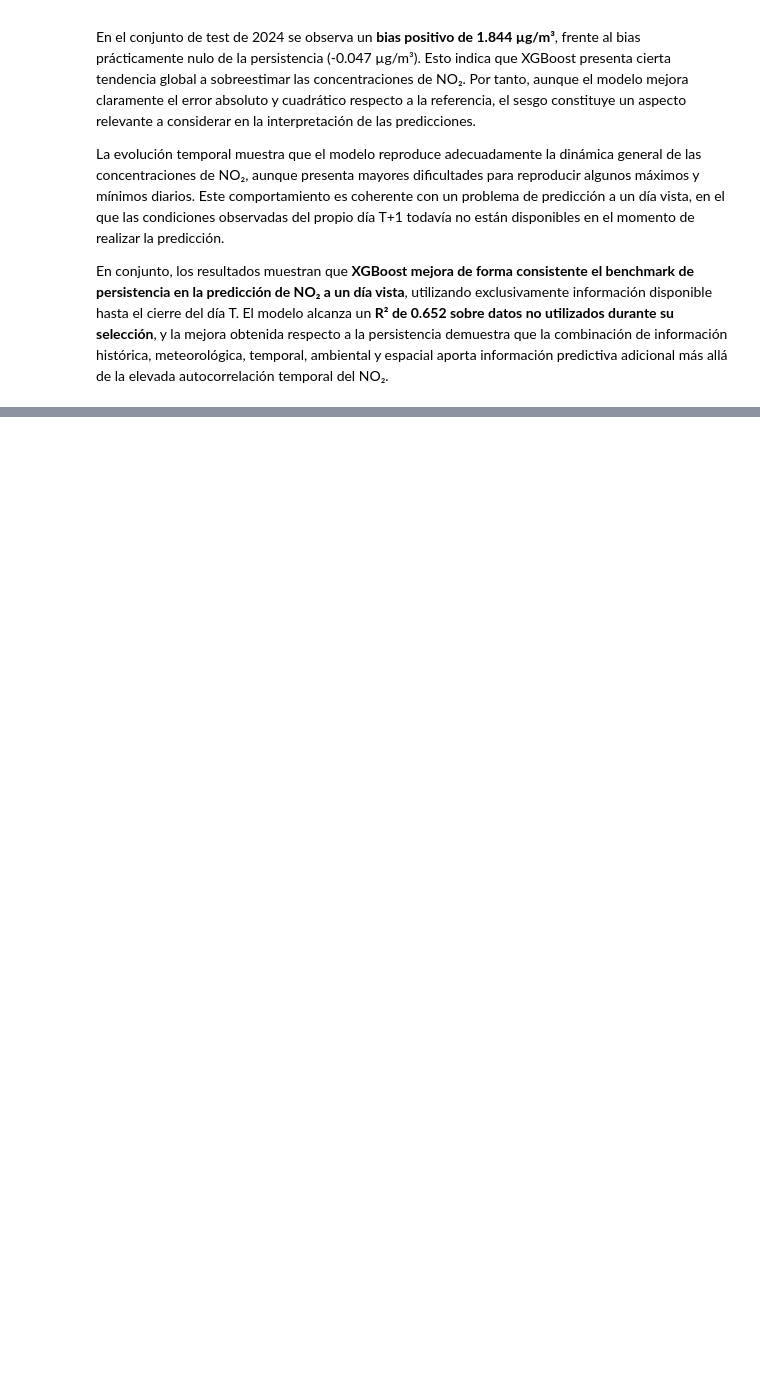
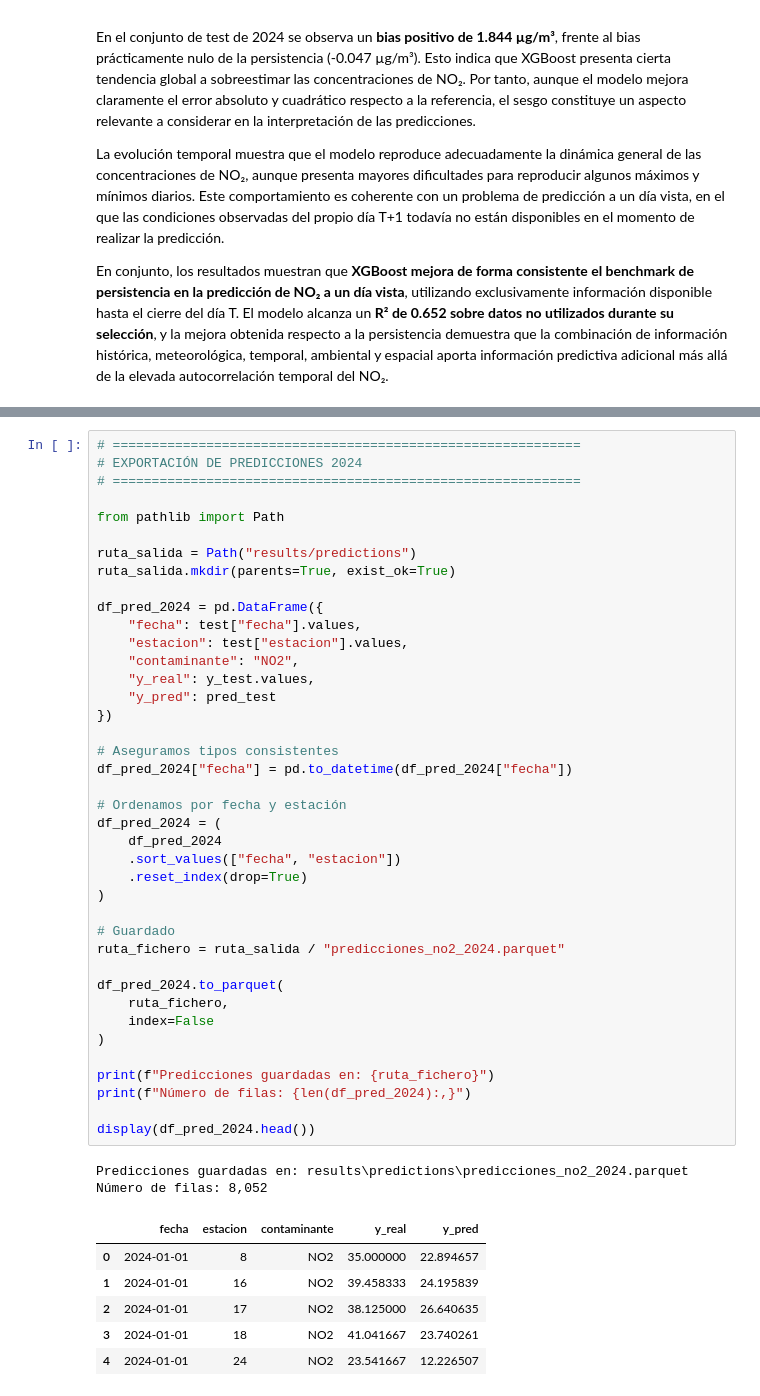
Before and after one commit to d-sba/TFM, a Jupyter notebook: src/models/xgboost/NO2/05_xgboost_unificado.ipynb, the cells around one changed output, grey strips where cells are left out. Saved outputs shown, nothing was run; the diff lists cells and outputs as text; blank space fills up the shorter version.

```diff
--- a/src/models/xgboost/NO2/05_xgboost_unificado.ipynb
+++ b/src/models/xgboost/NO2/05_xgboost_unificado.ipynb
@@ -2499,0 +2567,49 @@ En conjunto, los resultados muestran que **XGBoost mejora de forma consistente e
+# %%
+# ============================================================
+# EXPORTACIÓN DE PREDICCIONES 2024
+# ============================================================
+
+from pathlib import Path
+
+ruta_salida = Path("results/predictions")
+ruta_salida.mkdir(parents=True, exist_ok=True)
+
+df_pred_2024 = pd.DataFrame({
+    "fecha": test["fecha"].values,
+    "estacion": test["estacion"].values,
+    "contaminante": "NO2",
+    "y_real": y_test.values,
+    "y_pred": pred_test
+})
+
+# Aseguramos tipos consistentes
+df_pred_2024["fecha"] = pd.to_datetime(df_pred_2024["fecha"])
+
+# Ordenamos por fecha y estación
+df_pred_2024 = (
+    df_pred_2024
+    .sort_values(["fecha", "estacion"])
+    .reset_index(drop=True)
+)
+
+# Guardado
+ruta_fichero = ruta_salida / "predicciones_no2_2024.parquet"
+
+df_pred_2024.to_parquet(
+    ruta_fichero,
+    index=False
+)
+
+print(f"Predicciones guardadas en: {ruta_fichero}")
+print(f"Número de filas: {len(df_pred_2024):,}")
+
+display(df_pred_2024.head())
+# %% [output]
+Predicciones guardadas en: results\predictions\predicciones_no2_2024.parquet
+Número de filas: 8,052
+|  | fecha | estacion | contaminante | y_real | y_pred |
+| 0 | 2024-01-01 | 8 | NO2 | 35.000000 | 22.894657 |
+| 1 | 2024-01-01 | 16 | NO2 | 39.458333 | 24.195839 |
+| 2 | 2024-01-01 | 17 | NO2 | 38.125000 | 26.640635 |
+| 3 | 2024-01-01 | 18 | NO2 | 41.041667 | 23.740261 |
+| 4 | 2024-01-01 | 24 | NO2 | 23.541667 | 12.226507 |
```
Also changed, not shown: parts of 4 cells of this notebook, 4 other files.
